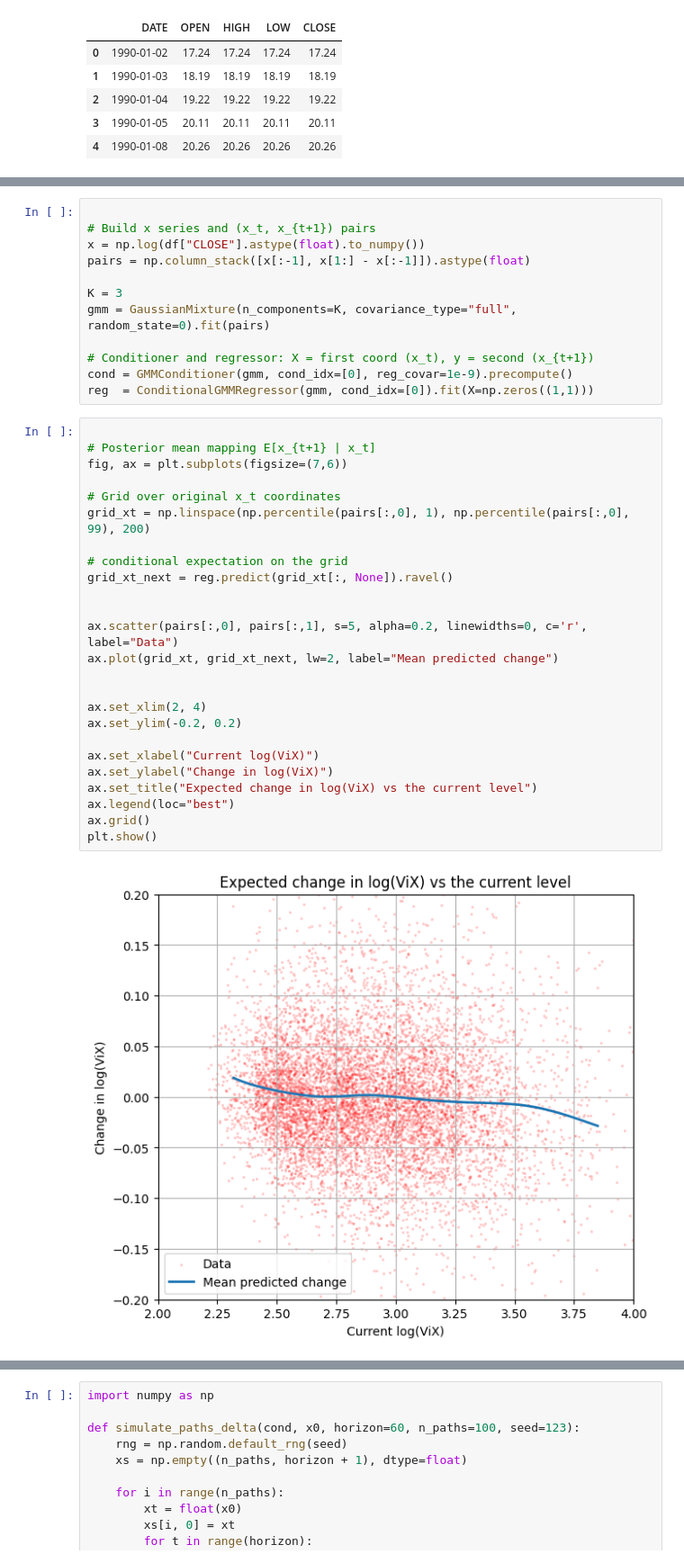
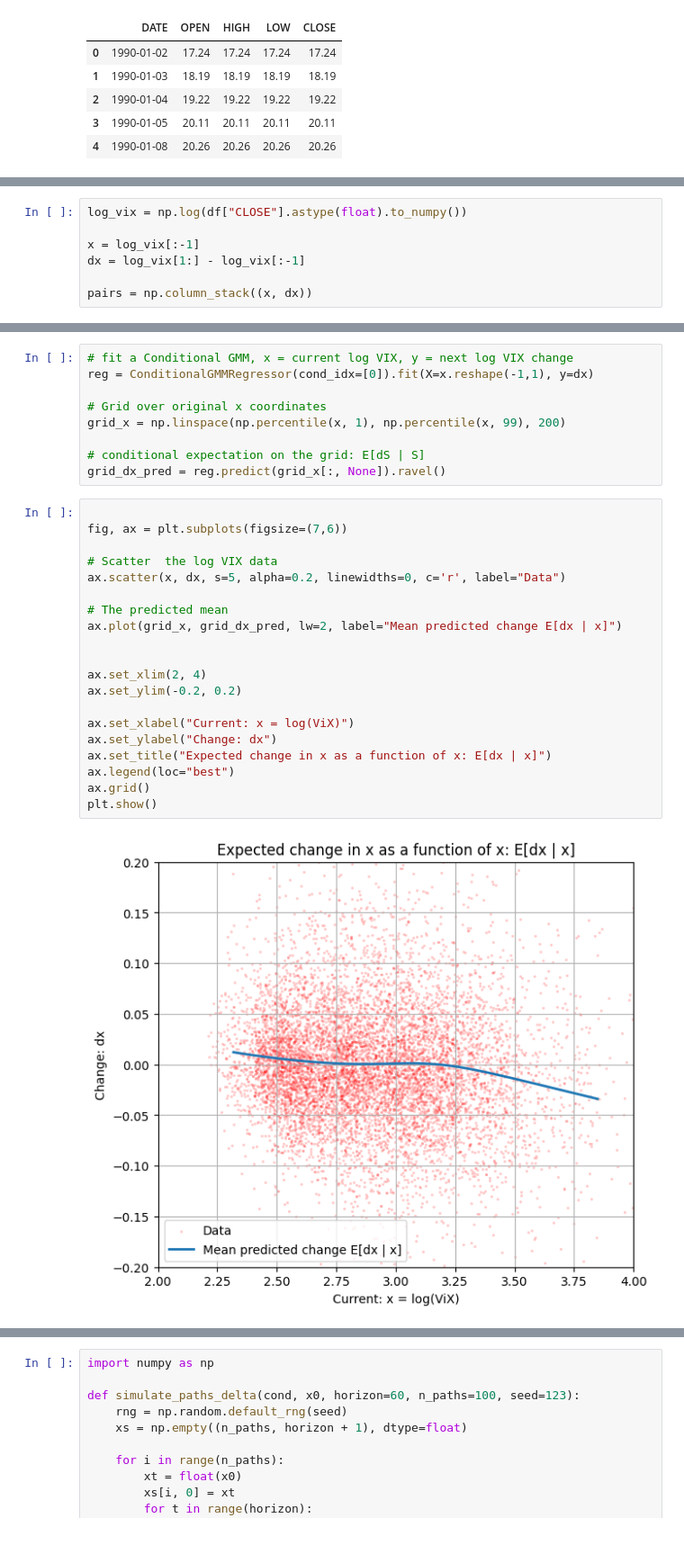
Before and after one commit to sitmo/cgmm, a Jupyter notebook: docs/examples/vix_predictor.ipynb, the cells around one changed output, grey strips where cells are left out. Shown at 90% size. Cells and saved outputs as stored; diff of their text form.

Commit message:
fixed bug in vix code example that prevented docs to build

```diff
--- a/docs/examples/vix_predictor.ipynb
+++ b/docs/examples/vix_predictor.ipynb
@@ -69,0 +81,7 @@ Loaded local CSV: data/VIX_History.csv
+# %%
+log_vix = np.log(df["CLOSE"].astype(float).to_numpy())
+
+x = log_vix[:-1]
+dx = log_vix[1:] - log_vix[:-1]
+
+pairs = np.column_stack((x, dx))
@@ -70,39 +92,31 @@ Loaded local CSV: data/VIX_History.csv
 # %%
+# fit a Conditional GMM, x = current log VIX, y = next log VIX change
+reg = ConditionalGMMRegressor(cond_idx=[0]).fit(X=x.reshape(-1,1), y=dx)
 
-# Build x series and (x_t, x_{t+1}) pairs
-x = np.log(df["CLOSE"].astype(float).to_numpy())
-pairs = np.column_stack([x[:-1], x[1:] - x[:-1]]).astype(float)
+# Grid over original x coordinates
+grid_x = np.linspace(np.percentile(x, 1), np.percentile(x, 99), 200)
 
-K = 3
-gmm = GaussianMixture(n_components=K, covariance_type="full", random_state=0).fit(pairs)
-
-# Conditioner and regressor: X = first coord (x_t), y = second (x_{t+1})
-cond = GMMConditioner(gmm, cond_idx=[0], reg_covar=1e-9).precompute()
-reg  = ConditionalGMMRegressor(gmm, cond_idx=[0]).fit(X=np.zeros((1,1)))
+# conditional expectation on the grid: E[dS | S]
+grid_dx_pred = reg.predict(grid_x[:, None]).ravel()
 # %%
 
-# Posterior mean mapping E[x_{t+1} | x_t]
 fig, ax = plt.subplots(figsize=(7,6))
 
-# Grid over original x_t coordinates
-grid_xt = np.linspace(np.percentile(pairs[:,0], 1), np.percentile(pairs[:,0], 99), 200)
+# Scatter  the log VIX data
+ax.scatter(x, dx, s=5, alpha=0.2, linewidths=0, c='r', label="Data")
 
-# conditional expectation on the grid
-grid_xt_next = reg.predict(grid_xt[:, None]).ravel()
-
-
-ax.scatter(pairs[:,0], pairs[:,1], s=5, alpha=0.2, linewidths=0, c='r', label="Data")
-ax.plot(grid_xt, grid_xt_next, lw=2, label="Mean predicted change")
+# The predicted mean
+ax.plot(grid_x, grid_dx_pred, lw=2, label="Mean predicted change E[dx | x]")
 
 
 ax.set_xlim(2, 4)
 ax.set_ylim(-0.2, 0.2)
 
-ax.set_xlabel("Current log(ViX)")
-ax.set_ylabel("Change in log(ViX)")
-ax.set_title("Expected change in log(ViX) vs the current level")
+ax.set_xlabel("Current: x = log(ViX)")
+ax.set_ylabel("Change: dx")
+ax.set_title("Expected change in x as a function of x: E[dx | x]")
 ax.legend(loc="best")
 ax.grid()
 plt.show()
 # %% [output]
-[figure, old version]
+[figure, new version]
```
Also changed, not shown: parts of 9 cells of this notebook.
